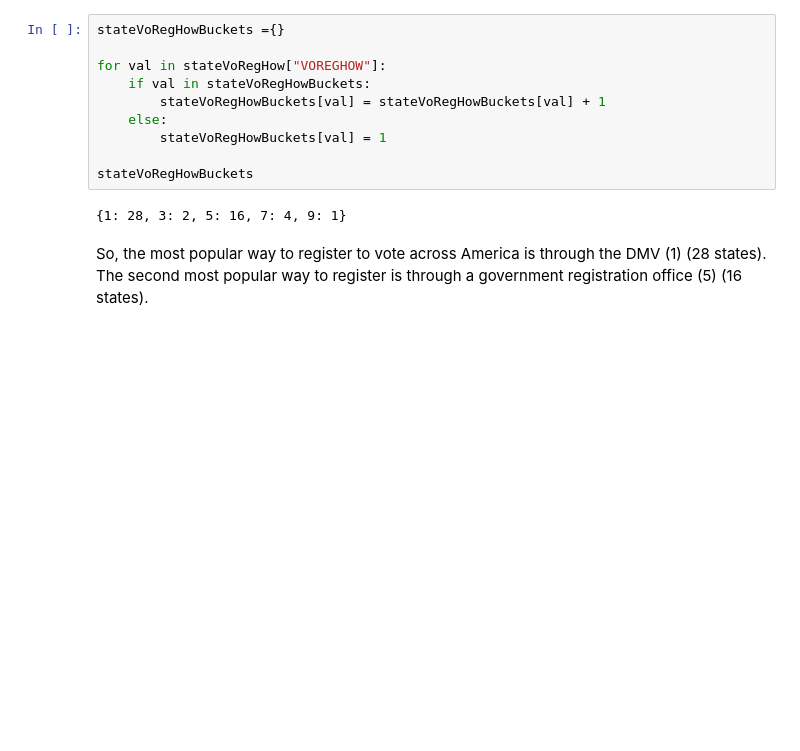
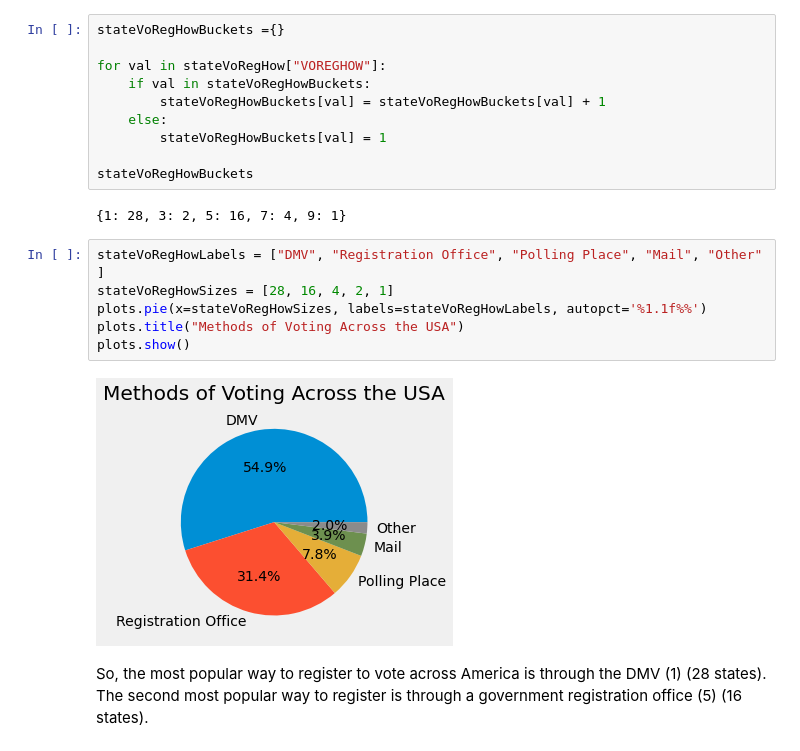
Before and after one commit to mdesilva/Data-Science, a Jupyter notebook: ASA2020FallDataChallenge/Analysis.ipynb, the cells around one changed output. Drawn from its saved outputs; the diff is of its cells as text; blank space fills up the shorter version.

```diff
--- a/ASA2020FallDataChallenge/Analysis.ipynb
+++ b/ASA2020FallDataChallenge/Analysis.ipynb
@@ -438,6 +456,14 @@ for val in stateVoRegHow["VOREGHOW"]:
 stateVoRegHowBuckets
 # %% [output]
 {1: 28, 3: 2, 5: 16, 7: 4, 9: 1}
+# %%
+stateVoRegHowLabels = ["DMV", "Registration Office", "Polling Place", "Mail", "Other" ]
+stateVoRegHowSizes = [28, 16, 4, 2, 1]
+plots.pie(x=stateVoRegHowSizes, labels=stateVoRegHowLabels, autopct='%1.1f%%')
+plots.title("Methods of Voting Across the USA")
+plots.show()
+# %% [output]
+[figure, added]
 # %% [markdown]
 So, the most popular way to register to vote across America is through the DMV (1) (28 states). The second most popular way to register is through a government registration office (5) (16 states).
 # %% [markdown]
```
Also changed, not shown: parts of 5 cells of this notebook.
